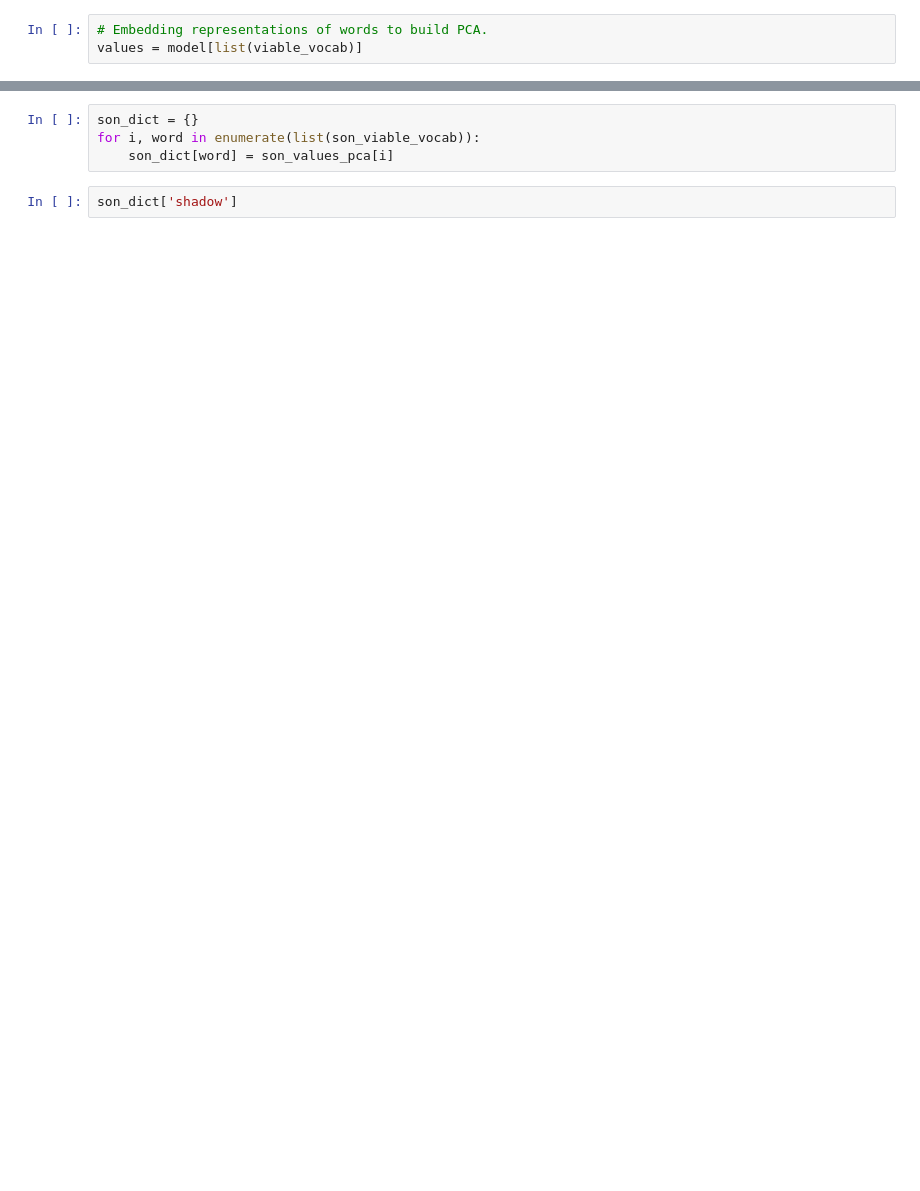
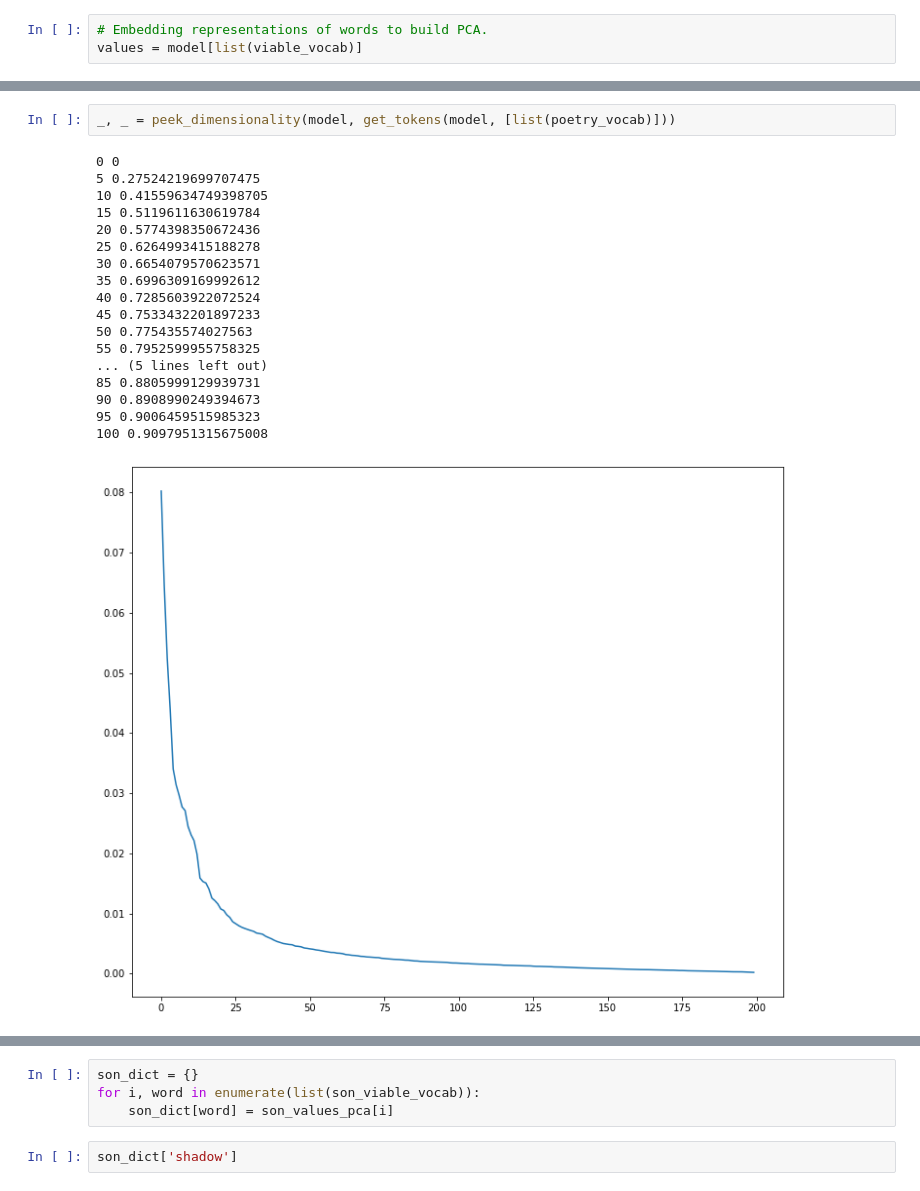
Before and after one commit to CL3644/prose2sound, a Jupyter notebook: Sonification_Project.ipynb, the cells around one changed output, grey strips where cells are left out. Drawn from its saved outputs; the diff is of its cells as text; blank space fills up the shorter version.

```diff
--- a/Sonification_Project.ipynb
+++ b/Sonification_Project.ipynb
@@ -48 +142,22 @@ values = model[list(viable_vocab)]
+# %%
+_, _ = peek_dimensionality(model, get_tokens(model, [list(poetry_vocab)]))
+# %% [output]
+0 0
+5 0.27524219699707475
+10 0.41559634749398705
+15 0.5119611630619784
+20 0.5774398350672436
+25 0.6264993415188278
+30 0.6654079570623571
+35 0.6996309169992612
+40 0.7285603922072524
+45 0.7533432201897233
+50 0.775435574027563
+55 0.7952599955758325
+... (5 lines left out)
+85 0.8805999129939731
+90 0.8908990249394673
+95 0.9006459515985323
+100 0.9097951315675008
+[figure, added]
 # %%
```
Also changed, not shown: parts of 20 cells of this notebook.
